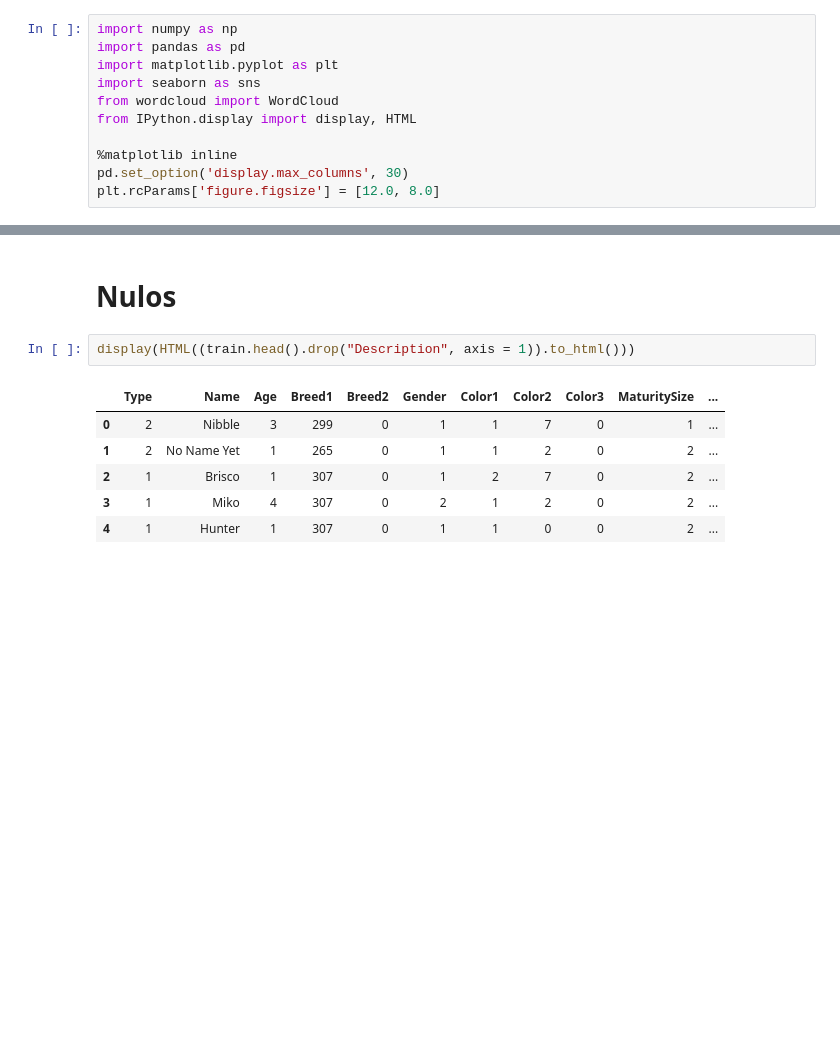
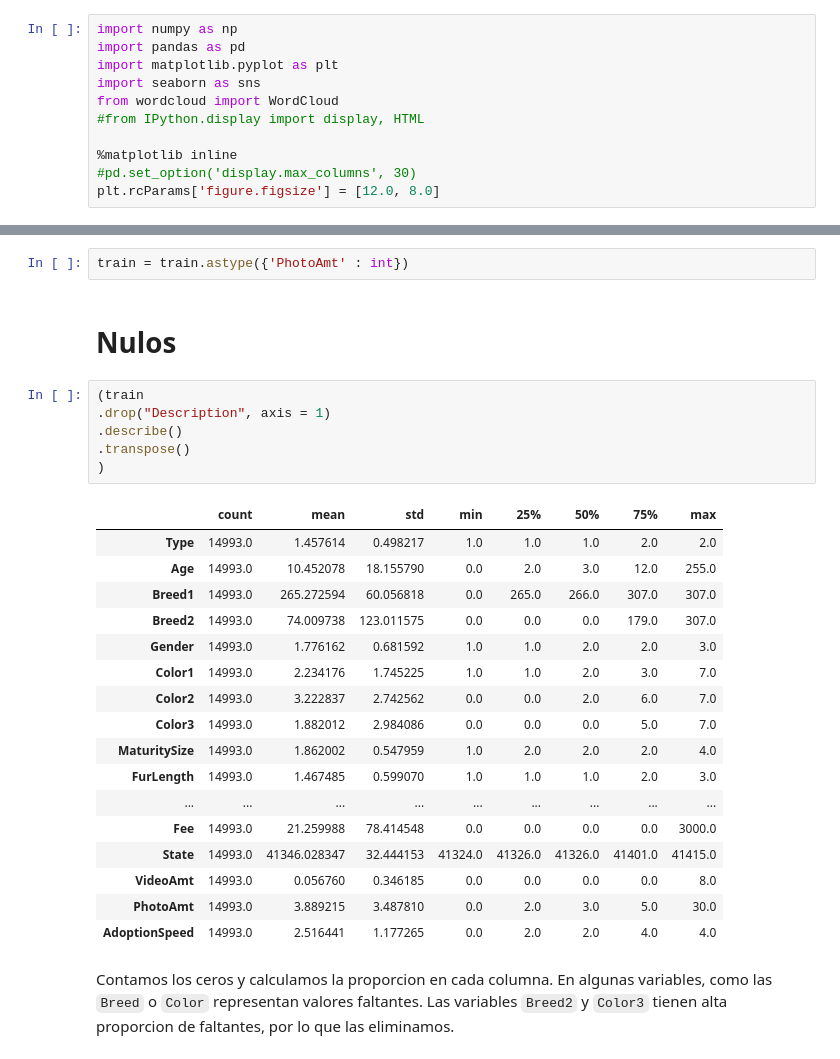
Before and after one commit to gerbeldo/2022-dma-final, a Jupyter notebook: 0_EDA.ipynb, the cells around one changed output, grey strips where cells are left out. Cells and saved outputs as stored; diff of their text form; blank space fills up the shorter version.

```diff
--- a/0_EDA.ipynb
+++ b/0_EDA.ipynb
@@ -8,8 +8,8 @@ import pandas as pd
 import matplotlib.pyplot as plt
 import seaborn as sns
 from wordcloud import WordCloud
-from IPython.display import display, HTML
+#from IPython.display import display, HTML
 
 %matplotlib inline
-pd.set_option('display.max_columns', 30)
+#pd.set_option('display.max_columns', 30)
 plt.rcParams['figure.figsize'] = [12.0, 8.0]
@@ -62,11 +81,30 @@ plt.title('Number of cats and dogs by AdoptionSpeed');
+# %%
+train = train.astype({'PhotoAmt' : int})
 # %% [markdown]
 # Nulos
 # %%
-display(HTML((train.head().drop("Description", axis = 1)).to_html()))
+(train
+.drop("Description", axis = 1)
+.describe()
+.transpose()
+)
 # %% [output]
-|  | Type | Name | Age | Breed1 | Breed2 | Gender | Color1 | Color2 | Color3 | MaturitySize | ... |
-| 0 | 2 | Nibble | 3 | 299 | 0 | 1 | 1 | 7 | 0 | 1 | ... |
-| 1 | 2 | No Name Yet | 1 | 265 | 0 | 1 | 1 | 2 | 0 | 2 | ... |
-| 2 | 1 | Brisco | 1 | 307 | 0 | 1 | 2 | 7 | 0 | 2 | ... |
-| 3 | 1 | Miko | 4 | 307 | 0 | 2 | 1 | 2 | 0 | 2 | ... |
-| 4 | 1 | Hunter | 1 | 307 | 0 | 1 | 1 | 0 | 0 | 2 | ... |
+|  | count | mean | std | min | 25% | 50% | 75% | max |
+| Type | 14993.0 | 1.457614 | 0.498217 | 1.0 | 1.0 | 1.0 | 2.0 | 2.0 |
+| Age | 14993.0 | 10.452078 | 18.155790 | 0.0 | 2.0 | 3.0 | 12.0 | 255.0 |
+| Breed1 | 14993.0 | 265.272594 | 60.056818 | 0.0 | 265.0 | 266.0 | 307.0 | 307.0 |
+| Breed2 | 14993.0 | 74.009738 | 123.011575 | 0.0 | 0.0 | 0.0 | 179.0 | 307.0 |
+| Gender | 14993.0 | 1.776162 | 0.681592 | 1.0 | 1.0 | 2.0 | 2.0 | 3.0 |
+| Color1 | 14993.0 | 2.234176 | 1.745225 | 1.0 | 1.0 | 2.0 | 3.0 | 7.0 |
+| Color2 | 14993.0 | 3.222837 | 2.742562 | 0.0 | 0.0 | 2.0 | 6.0 | 7.0 |
+| Color3 | 14993.0 | 1.882012 | 2.984086 | 0.0 | 0.0 | 0.0 | 5.0 | 7.0 |
+| MaturitySize | 14993.0 | 1.862002 | 0.547959 | 1.0 | 2.0 | 2.0 | 2.0 | 4.0 |
+| FurLength | 14993.0 | 1.467485 | 0.599070 | 1.0 | 1.0 | 1.0 | 2.0 | 3.0 |
+| ... | ... | ... | ... | ... | ... | ... | ... | ... |
+| Fee | 14993.0 | 21.259988 | 78.414548 | 0.0 | 0.0 | 0.0 | 0.0 | 3000.0 |
+| State | 14993.0 | 41346.028347 | 32.444153 | 41324.0 | 41326.0 | 41326.0 | 41401.0 | 41415.0 |
+| VideoAmt | 14993.0 | 0.056760 | 0.346185 | 0.0 | 0.0 | 0.0 | 0.0 | 8.0 |
+| PhotoAmt | 14993.0 | 3.889215 | 3.487810 | 0.0 | 2.0 | 3.0 | 5.0 | 30.0 |
+| AdoptionSpeed | 14993.0 | 2.516441 | 1.177265 | 0.0 | 2.0 | 2.0 | 4.0 | 4.0 |
+# %% [markdown]
+Contamos los ceros y calculamos la proporcion en cada columna. En algunas variables, como las `Breed` o `Color` representan valores faltantes. Las variables `Breed2` y `Color3` tienen alta proporcion de faltantes, por lo que las eliminamos.
```
Also changed, not shown: parts of 13 cells of this notebook.
